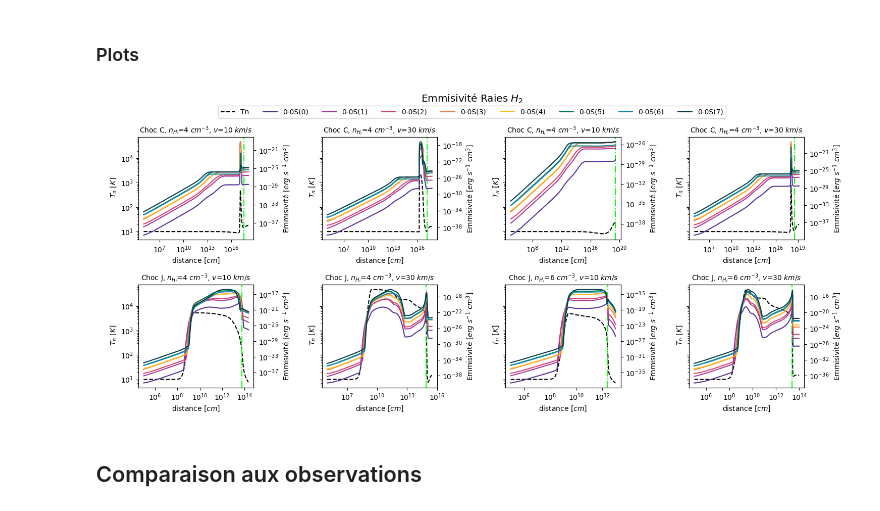
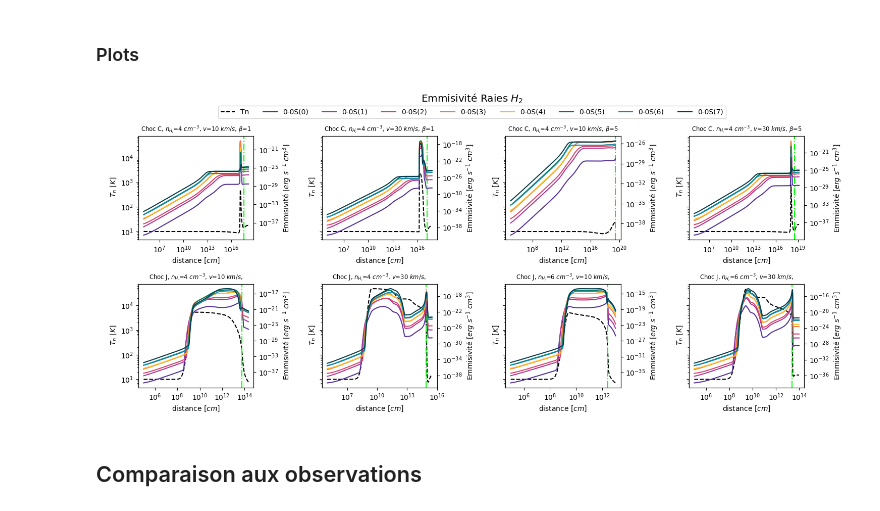
Before and after one commit to georgina-sampson/M04-Shocks, a Jupyter notebook: s07.ipynb, the cells around one changed output. Saved outputs shown, nothing was run; the diff lists cells and outputs as text; code cells hidden in the pictures.

```diff
--- a/s07.ipynb
+++ b/s07.ipynb
@@ -435,7 +435,7 @@ fig.savefig('diagExcitFit.png', dpi=300, bbox_inches='tight')
 # %% [markdown]
 ## Lecture
 # %%
-files=["energetics.out","excit.out","H2_lev_cd.out","H2_line_loc.out","H2_line_int.out","H2_lev_ln.out","intensity.out","mhd_phys.out"]
+files=["energetics.out","excit.out","H2_lev_cd.out","H2_line_loc.out","H2_line_int.out","H2_lev_ln.out","intensity.out","mhd_phys.out","mhd_speci_ad.out"]
 
 Cmodels=dict()
 # for model in [f for f in os.listdir("shock_grid") if 'C'==f[0]]:
@@ -461,14 +461,16 @@ for model in ['Jn4v10', 'Jn4v30', 'Jn6v10', 'Jn6v30']:
 # %%
 def name_to_desc(model):
     tipo=model[0]
-    nH=model[2]
-    v=model[-2:]
+
+    nH=model.split('n')[1][0]
+    if tipo=='C': b=model.split('b')[1][0]
+    v=model.split('v')[1]
 
     str_nh="$n_{H_i}$"
     str_cm="cm^{-3}"
     str_km="km/s"
 
-    return f"Choc {tipo}, {str_nh}={nH} ${str_cm}$, $v$={v} ${str_km}$"
+    return f"Choc {tipo}, {str_nh}={nH} ${str_cm}$, $v$={v} ${str_km}$, "+ (r"$\beta$="+str(b) if tipo=='C' else '')
 # %% [markdown]
 ## Parametres physiques
 # %%
@@ -511,7 +513,7 @@ for i, model in enumerate(Jmodels):
 fig.suptitle(f"J Shocks")
 fig.savefig('Jmodels_phys.png', dpi=300, bbox_inches='tight')
 # %%
-fig, axs = plt.subplots(nrows=2,ncols=4,figsize=(12,4.8), layout='constrained', sharey=True)
+fig, axs = plt.subplots(nrows=2,ncols=4,figsize=(12,4.8), layout='constrained', sharey=True, sharex=True)
 colores=('#990099', '#009900')
 
 for axsL, models in zip(axs, (Cmodels, Jmodels)):
@@ -523,8 +525,8 @@ for axsL, models in zip(axs, (Cmodels, Jmodels)):
 
         ax.set_yscale("log")
         ax.set_xscale("log")
-        ax.set_xlabel("distance [$cm$]")
-        ax.set_title(name_to_desc(model), size='medium')
+        if 'J' in model: ax.set_xlabel("distance [$cm$]")
+        ax.set_title(name_to_desc(model), size='small')
 
 fig.legend(loc='upper center', ncols=2, bbox_to_anchor=(0.5, 1.06))
 fig.suptitle(f"Evolution des Chocs", size="x-large", y=1.1)
@@ -579,0 +584,22 @@ fig.savefig('Jmodels_energ.png', dpi=300, bbox_inches='tight')
+# %%
+fig, axs = plt.subplots(nrows=2,ncols=4,figsize=(12,4.8), layout='constrained', sharey=True, sharex=True)
+colores=('#990099', '#009900')
+
+for axsL, models in zip(axs, (Cmodels, Jmodels)):
+    for ax, model in zip(axsL, models):
+        data = models[model]['mhd_speci_ad']
+
+        ax.plot(data["distance"], data['Tn'], label='Tn' if model == 'Cn4b5v10' else None, c='black', ls='--')
+        ax2=ax.twinx()
+
+        for prop, color in zip(('n(H2)','n(H)'), colores):
+            ax2.plot(data["distance"], data[prop]/data['nH'], label=prop+'/nH' if model == 'Cn4b5v10' else None, c=color)
+
+        ax.set_yscale("log")
+        ax2.set_yscale("log")
+        ax.set_xscale("log")
+        ax.set_title(name_to_desc(model), size='small')
+
+fig.legend(loc='upper center', ncols=20, bbox_to_anchor=(0.5, 1.06))
+fig.suptitle(f"Evolution de H2", size="x-large", y=1.1)
+fig.savefig('models_h2.png', dpi=300, bbox_inches='tight')
@@ -646,32 +674,32 @@ fig.savefig('Jmodels_emm.png', dpi=300, bbox_inches='tight')
 # %%
 fig, axs = plt.subplots(nrows=2,ncols=4,figsize=(15,6), layout='constrained', sharey=True)
 colores=["#54319b","#ab369d","#d94165","#ec7f42","#ffbc1f","#037758","#118ab2","#073b4c"]
 
 for axsL, models in zip(axs, (Cmodels, Jmodels)):
     for axi, model in zip(axsL, models):
         data = models[model]['H2_line_loc']
         ceil=models[model]['ceil']
         Dmask=data["distance"]<ceil*4
 
         axi.plot(data[Dmask]["distance"], data[Dmask][emm[0]], label=emm[0] if model == 'Cn4b5v30' else None, c="black", ls="--")
         axi.axvline(ceil, ls='-.', c="#00FF00")
         ax=axi.twinx()
         for j in range(1,len(emm)):
             ax.plot(data[Dmask]["distance"], data[Dmask][emm[j]], label=emm[j] if model == 'Cn4b5v30' else None, c=colores[j-1])
 
-        ax.set_title(name_to_desc(model), size='medium')
+        ax.set_title(name_to_desc(model), size='small')
         ax.set_yscale("log")
         axi.set_yscale("log")
         axi.set_xscale("log")
         axi.set_xlabel("distance [$cm$]")
         axi.set_ylabel("\n $T_n$ [$K$]")
         ax.set_ylabel("Emmisivité [$erg$ $s^{-1}$ $cm^3$]")
 fig.tight_layout()
 fig.legend(loc='upper center', ncols=9, bbox_to_anchor=(0.5, 1.05))
 fig.suptitle(f"Emmisivité Raies $H_2$", size="x-large", y=1.08)
 fig.savefig('emmisivites.png', dpi=300, bbox_inches='tight')
 # %% [output]
-[figure, old version]
+[figure, new version]
 # %% [markdown]
 ## Comparaison aux observations
 # %%
```
Also changed, not shown: parts of 5 cells of this notebook, 6 other files.
